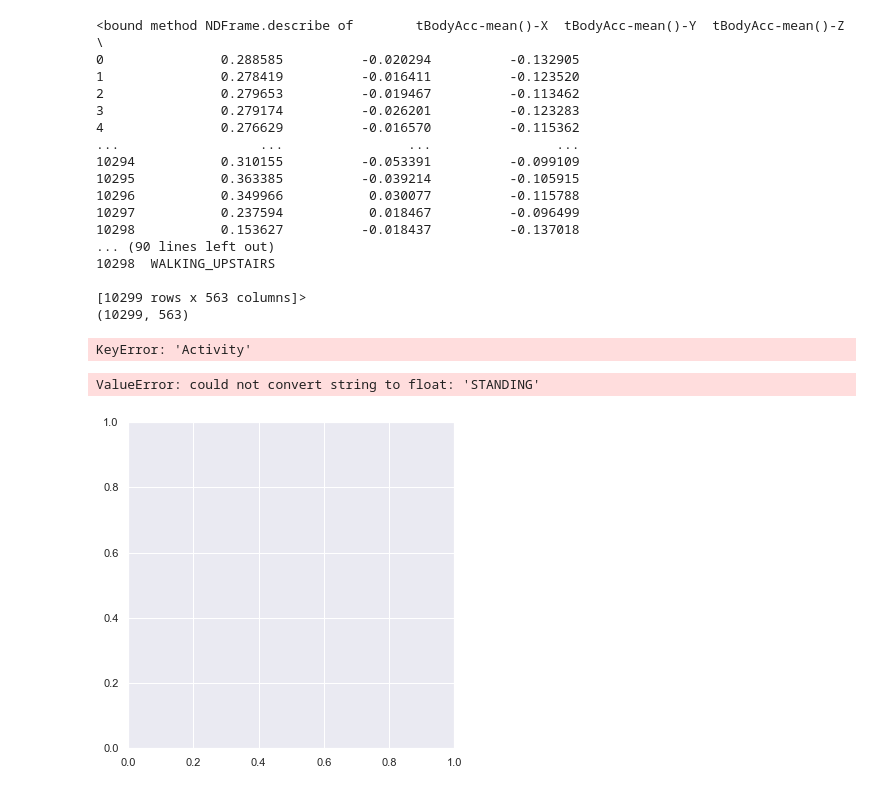
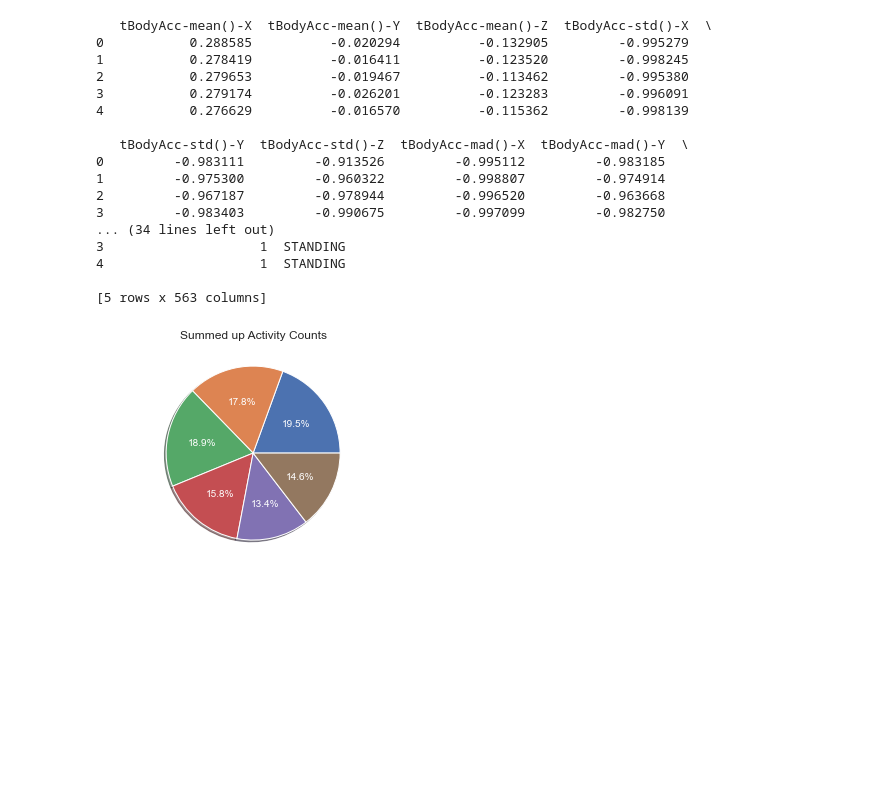
Before and after one commit to SraavanChevireddy/HumanActivityPrediction, a Jupyter notebook: HumanActivity.ipynb, the cells around one changed output. Drawn from its saved outputs; the diff is of its cells as text; code cells hidden in the pictures; blank space fills up the shorter version.

```diff
--- a/HumanActivity.ipynb
+++ b/HumanActivity.ipynb
@@ -18,28 +18,22 @@ from sklearn.metrics import accuracy_score
 # %%
 # Loading the dataset
 human_activity_dataset = pd.read_csv('Human_activity_Dataset (1).csv')
-print(human_activity_dataset.describe)
-print(human_activity_dataset.shape) # Shape of dataset
+print(human_activity_dataset.head()) # Shape of dataset
 # %% [output]
-<bound method NDFrame.describe of        tBodyAcc-mean()-X  tBodyAcc-mean()-Y  tBodyAcc-mean()-Z  \
-0               0.288585          -0.020294          -0.132905
-1               0.278419          -0.016411          -0.123520
-2               0.279653          -0.019467          -0.113462
-3               0.279174          -0.026201          -0.123283
-4               0.276629          -0.016570          -0.115362
-...                  ...                ...                ...
-10294           0.310155          -0.053391          -0.099109
-10295           0.363385          -0.039214          -0.105915
-10296           0.349966           0.030077          -0.115788
-10297           0.237594           0.018467          -0.096499
-10298           0.153627          -0.018437          -0.137018
-... (90 lines left out)
-10298  WALKING_UPSTAIRS
+   tBodyAcc-mean()-X  tBodyAcc-mean()-Y  tBodyAcc-mean()-Z  tBodyAcc-std()-X  \
+0           0.288585          -0.020294          -0.132905         -0.995279
+1           0.278419          -0.016411          -0.123520         -0.998245
+2           0.279653          -0.019467          -0.113462         -0.995380
+3           0.279174          -0.026201          -0.123283         -0.996091
+4           0.276629          -0.016570          -0.115362         -0.998139
 
-[10299 rows x 563 columns]>
-(10299, 563)
+   tBodyAcc-std()-Y  tBodyAcc-std()-Z  tBodyAcc-mad()-X  tBodyAcc-mad()-Y  \
+0         -0.983111         -0.913526         -0.995112         -0.983185
+1         -0.975300         -0.960322         -0.998807         -0.974914
+2         -0.967187         -0.978944         -0.996520         -0.963668
+3         -0.983403         -0.990675         -0.997099         -0.982750
+... (34 lines left out)
+3                    1  STANDING
+4                    1  STANDING
+
+[5 rows x 563 columns]
-# %%
-#Visualizing the data
-human_activity_dataset.groupby(['Activity']).sum().plot(kind='pie',y='Activity', shadow=True)
-# %% [output]
-KeyError: 'Activity'
@@ -53,17 +40,8 @@ activities = sorted(human_activity_tar_col.unique())
-# %%
-#Visualizing the data
-
-plt.pie(human_activity_dataset, labels=activities)
-
-# sns.set(rc={'figure.figsize':(13,6)})
-# fig = sns.countplot(x = "Activity" , data = human_activity_dataset)
-# plt.xlabel("Activity")
-# plt.ylabel("Count")
-plt.title("Activity Count")
-plt.show()
-
-# plt.pie(human_activity_dataset)
-# plt.show()
-# %% [output]
-ValueError: could not convert string to float: 'STANDING'
-[figure, removed]
+# %%
+#Visualizing the data
+human_activity_for_piechart = human_activity_dataset.groupby('Activity').sum()
+plt.pie(np.array(human_activity_for_piechart['subject/Participant']), labels=['LAYING','SITTING','STANDING','WALKING','WALKING_DOWNSTAIRS','WALKING_UPSTAIRS'], colors=None, shadow=True,textprops=dict(color="w"),autopct='%1.1f%%')
+plt.title('Summed up Activity Counts')
+plt.show()
+# %% [output]
+[figure, added]
```
Also changed, not shown: parts of 13 cells of this notebook.
